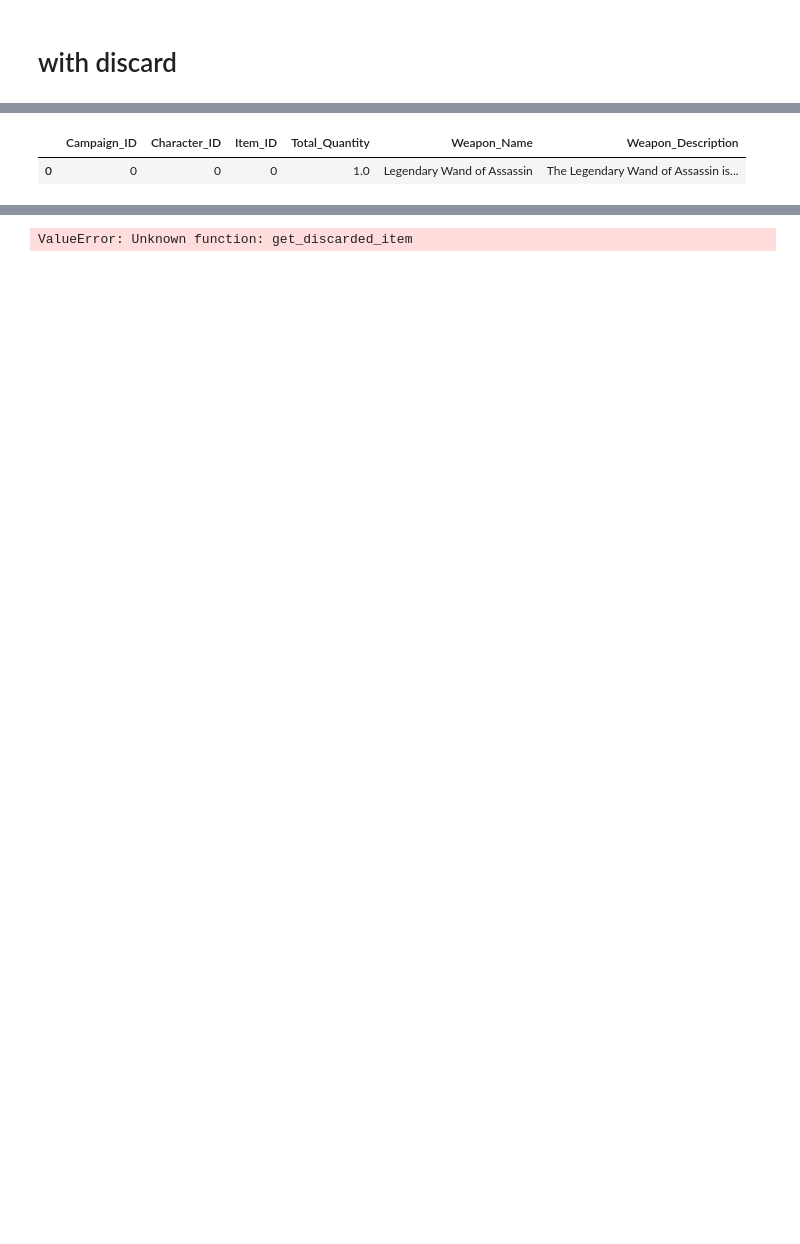
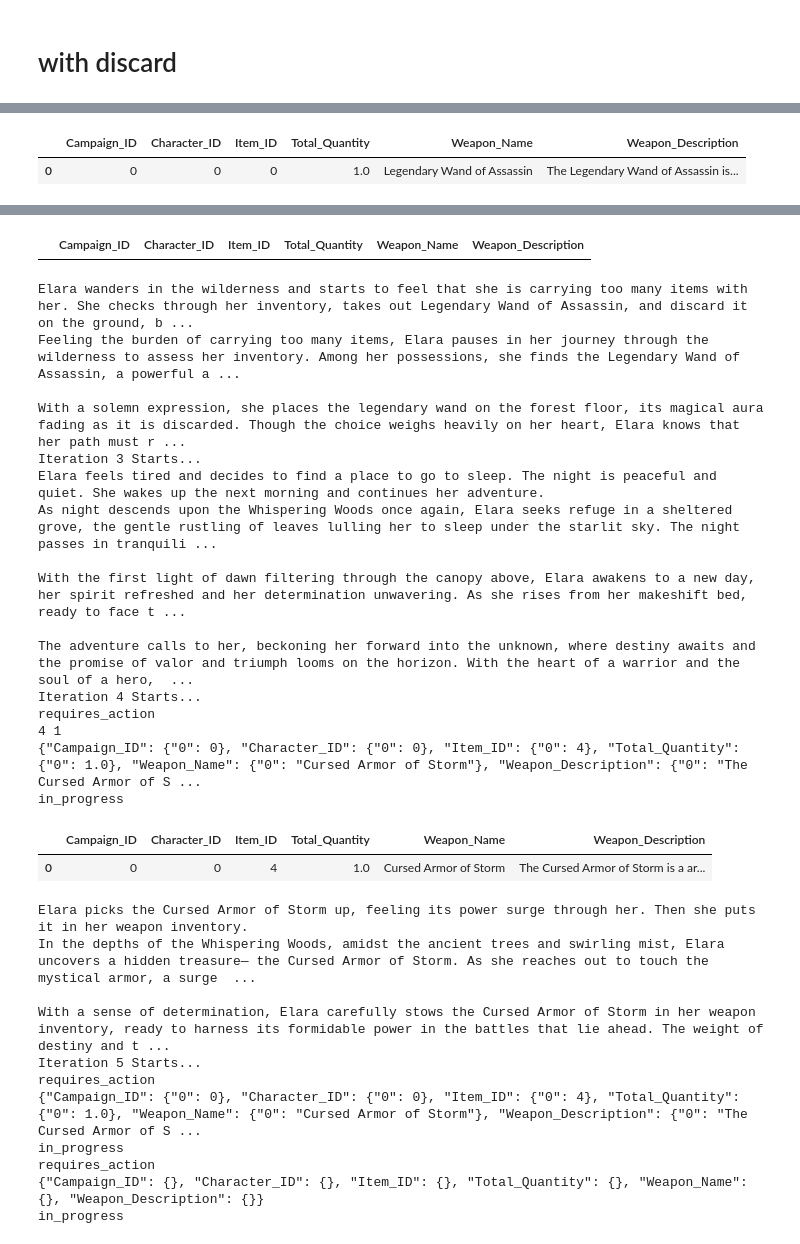
Before and after one commit to kdai11830/ll-dm, a Jupyter notebook: eval_withdiscard_usingpy.ipynb, the cells around one changed output, grey strips where cells are left out. Saved outputs shown, nothing was run; the diff lists cells and outputs as text; code cells hidden in the pictures; blank space fills up the shorter version.

Commit message:
updated the __validate_item_discard
fix bug self.run_query --> self.__run_query

```diff
--- a/eval_withdiscard_usingpy.ipynb
+++ b/eval_withdiscard_usingpy.ipynb
@@ -528,7 +529,7 @@ sentences = [f"Elara wanders in the wilderness and starts to feel that she is ca
 df['Prompt_Drop'] = sentences
 # %%
 excel_db_filename = 'DnD.xlsx'
-db_name = "lldm_withdiscard.db"
+db_name = "lldm_HMDiscard.db"
 #lldm_assistant = LLDM_Assistant(OPENAI_API_KEY, db_name, excel_db_filename)
 # %%
 # Harder Mode with discard
@@ -537,7 +538,14 @@ db_name = "lldm_withdiscard.db"
 
 listIdxEval = []
 for j in range(numRound):
-    lldm_assistant = LLDM_Assistant(OPENAI_API_KEY, db_name, excel_db_filename)
+    try:
+        if j == 0:
+            lldm_assistant = LLDM_Assistant(OPENAI_API_KEY, db_name, excel_db_filename)
+        else:
+            lldm_assistant = LLDM_Assistant(OPENAI_API_KEY, db_name)
+    except:
+        lldm_assistant = LLDM_Assistant(OPENAI_API_KEY, db_name)
+
     failed_count = 0
     evaluationHowManyInInventory = []
     evaluationHOLD_yes = []
@@ -745 +758,30 @@ requires_action
+|  | Campaign_ID | Character_ID | Item_ID | Total_Quantity | Weapon_Name | Weapon_Description |
-ValueError: Unknown function: get_discarded_item
+Elara wanders in the wilderness and starts to feel that she is carrying too many items with her. She checks through her inventory, takes out Legendary Wand of Assassin, and discard it on the ground, b ...
+Feeling the burden of carrying too many items, Elara pauses in her journey through the wilderness to assess her inventory. Among her possessions, she finds the Legendary Wand of Assassin, a powerful a ...
+
+With a solemn expression, she places the legendary wand on the forest floor, its magical aura fading as it is discarded. Though the choice weighs heavily on her heart, Elara knows that her path must r ...
+Iteration 3 Starts...
+Elara feels tired and decides to find a place to go to sleep. The night is peaceful and quiet. She wakes up the next morning and continues her adventure.
+As night descends upon the Whispering Woods once again, Elara seeks refuge in a sheltered grove, the gentle rustling of leaves lulling her to sleep under the starlit sky. The night passes in tranquili ...
+
+With the first light of dawn filtering through the canopy above, Elara awakens to a new day, her spirit refreshed and her determination unwavering. As she rises from her makeshift bed, ready to face t ...
+
+The adventure calls to her, beckoning her forward into the unknown, where destiny awaits and the promise of valor and triumph looms on the horizon. With the heart of a warrior and the soul of a hero,  ...
+Iteration 4 Starts...
+requires_action
+4 1
+{"Campaign_ID": {"0": 0}, "Character_ID": {"0": 0}, "Item_ID": {"0": 4}, "Total_Quantity": {"0": 1.0}, "Weapon_Name": {"0": "Cursed Armor of Storm"}, "Weapon_Description": {"0": "The Cursed Armor of S ...
+in_progress
+|  | Campaign_ID | Character_ID | Item_ID | Total_Quantity | Weapon_Name | Weapon_Description |
+| 0 | 0 | 0 | 4 | 1.0 | Cursed Armor of Storm | The Cursed Armor of Storm is a ar... |
+Elara picks the Cursed Armor of Storm up, feeling its power surge through her. Then she puts it in her weapon inventory.
+In the depths of the Whispering Woods, amidst the ancient trees and swirling mist, Elara uncovers a hidden treasure— the Cursed Armor of Storm. As she reaches out to touch the mystical armor, a surge  ...
+
+With a sense of determination, Elara carefully stows the Cursed Armor of Storm in her weapon inventory, ready to harness its formidable power in the battles that lie ahead. The weight of destiny and t ...
+Iteration 5 Starts...
+requires_action
+{"Campaign_ID": {"0": 0}, "Character_ID": {"0": 0}, "Item_ID": {"0": 4}, "Total_Quantity": {"0": 1.0}, "Weapon_Name": {"0": "Cursed Armor of Storm"}, "Weapon_Description": {"0": "The Cursed Armor of S ...
+in_progress
+requires_action
+{"Campaign_ID": {}, "Character_ID": {}, "Item_ID": {}, "Total_Quantity": {}, "Weapon_Name": {}, "Weapon_Description": {}}
+in_progress
```
Also changed, not shown: parts of 4 cells of this notebook, 1 other file.
